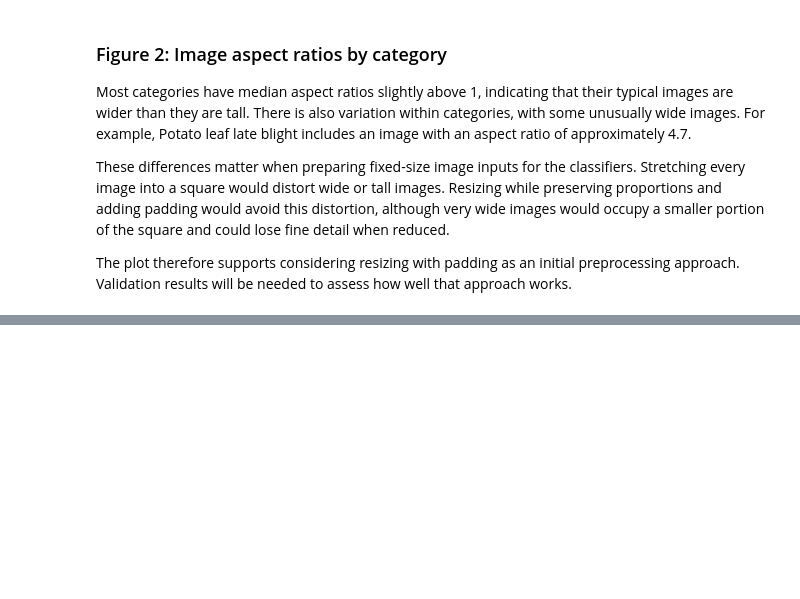
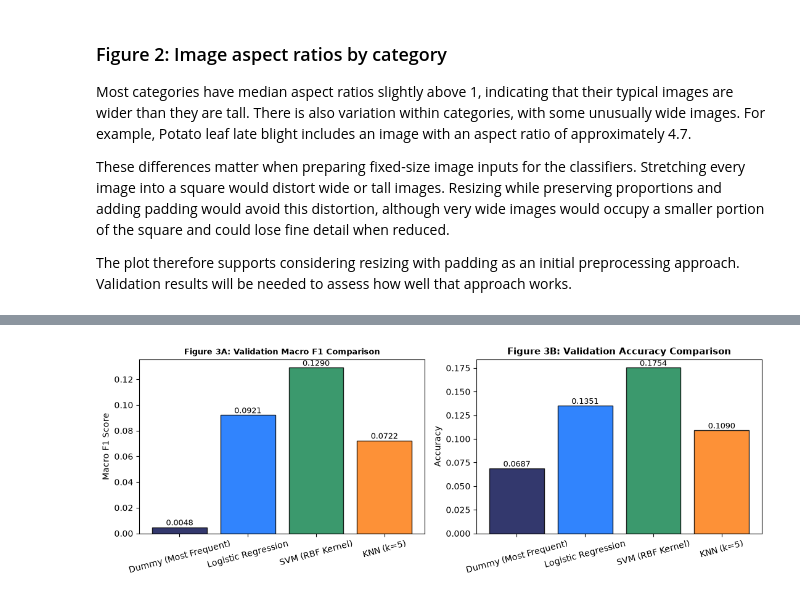
Before and after one commit to lmurariuUWO/DS3000_Project_Group04, a Jupyter notebook: DS3000_Project_Group16.ipynb, the cells around one changed output, grey strips where cells are left out. Cells and saved outputs as stored; diff of their text form; code cells hidden in the pictures; blank space fills up the shorter version.

Commit message:
Implemented Stage 1 baseline models, feature extraction, comparison table of error metric and results, and the conclusion

```diff
--- a/DS3000_Project_Group16.ipynb
+++ b/DS3000_Project_Group16.ipynb
@@ -455,0 +593,25 @@ The plot therefore supports considering resizing with padding as an initial prep
+# %%
+# Figure 3: Baseline Performance Comparison Bar Chart
+fig, (ax1, ax2) = plt.subplots(1, 2, figsize=(11, 4))
+colors = ["#0f1554", "#0d6efd", "#198754", "#fd7e14"]
+
+bars1 = ax1.bar(results_df["Model"], results_df["Val Macro F1"], color=colors, edgecolor="black", alpha=0.85)
+ax1.set_title("Figure 3A: Validation Macro F1 Comparison", fontsize=9, fontweight="bold")
+ax1.set_ylabel("Macro F1 Score")
+ax1.tick_params(axis='x', rotation=15)
+for bar in bars1:
+    yval = bar.get_height()
+    ax1.text(bar.get_x() + bar.get_width()/2.0, yval + 0.0001, f"{yval:.4f}", ha='center', va='bottom', fontsize=9)
+
+bars2 = ax2.bar(results_df["Model"], results_df["Val Accuracy"], color=colors, edgecolor="black", alpha=0.85)
+ax2.set_title("Figure 3B: Validation Accuracy Comparison", fontsize=11, fontweight="bold")
+ax2.set_ylabel("Accuracy")
+ax2.tick_params(axis='x', rotation=15)
+for bar in bars2:
+    yval = bar.get_height()
+    ax2.text(bar.get_x() + bar.get_width()/2.0, yval + 0.0001, f"{yval:.4f}", ha='center', va='bottom', fontsize=9)
+
+plt.tight_layout()
+plt.show()
+# %% [output]
+[figure, added]
```
Also changed, not shown: parts of 13 cells of this notebook.
